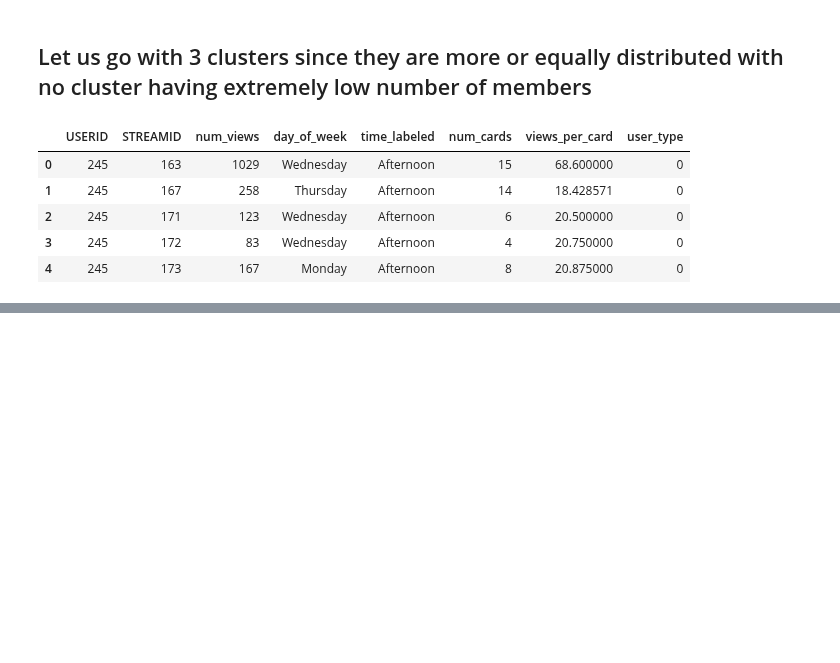
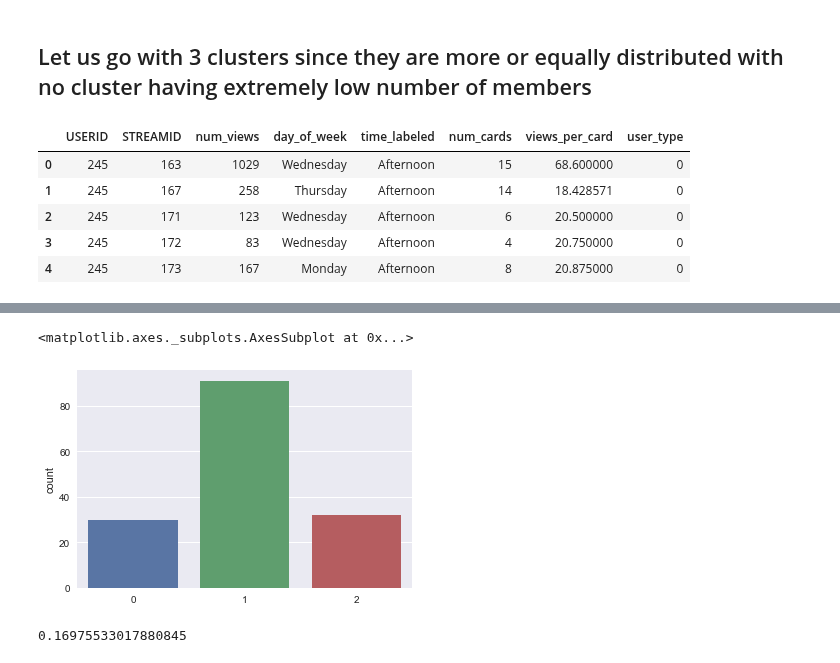
Before and after one commit to ace-racer/ContextualRecommender, a Jupyter notebook: hybird_recommender/exploration/Process Stream views.ipynb, the cells around one changed output, grey strips where cells are left out. Saved outputs shown, nothing was run; the diff lists cells and outputs as text; code cells hidden in the pictures; blank space fills up the shorter version.

Commit message:
Add code to cluster users and streams based on number of content views

```diff
--- a/hybird_recommender/exploration/Process Stream views.ipynb
+++ b/hybird_recommender/exploration/Process Stream views.ipynb
@@ -126,0 +151,3 @@ stream_views_df.head()
+# %%
+content_views_per_user_values_transposed = content_views_per_user_values.T
+content_views_per_user_values_transposed.shape
@@ -126,0 +172,11 @@ stream_views_df.head()
+# %%
+streams_kmeans_k3 = KMeans(n_clusters=3, random_state=42).fit(content_views_per_user_values_transposed)
+sns.countplot(x=streams_kmeans_k3.labels_)
+# %% [output]
+<matplotlib.axes._subplots.AxesSubplot at 0x...>
+[figure, added]
+# %%
+streams_ss_k3 = silhouette_score(content_views_per_user_values_transposed, streams_kmeans_k3.labels_)
+streams_ss_k3
+# %% [output]
+0.16975533017880845
```
Also changed, not shown: parts of 13 cells of this notebook.
